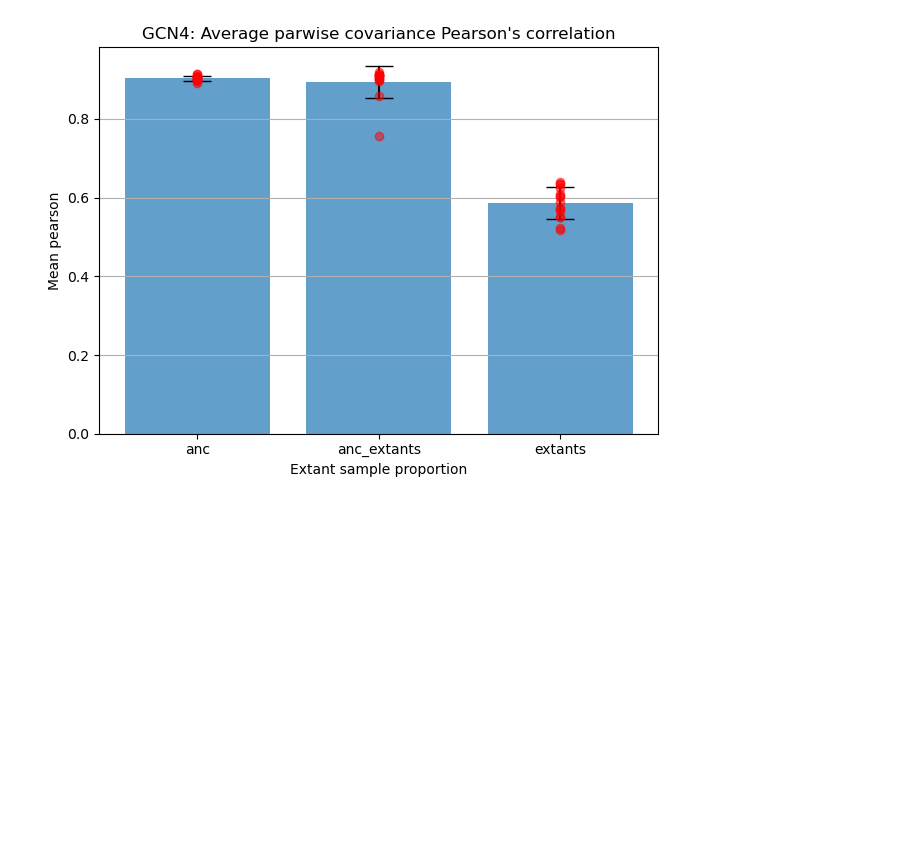
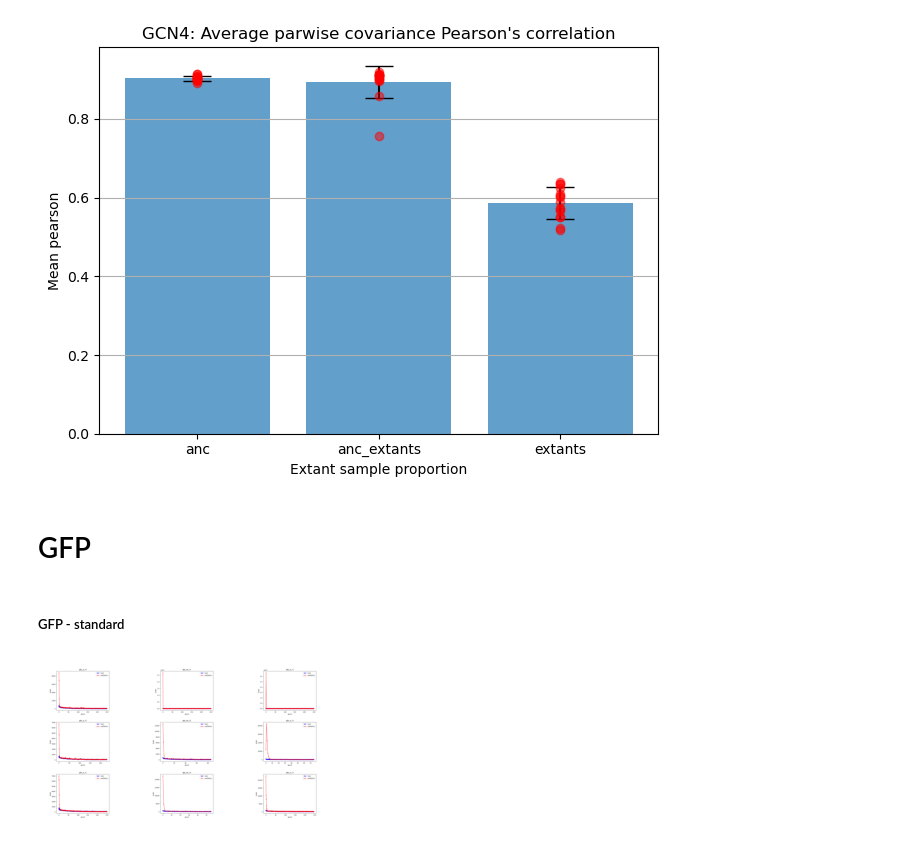
Before and after one commit to SebPorras/MAP_VAE, a Jupyter notebook: notebooks/sampling_ancestors.ipynb, the cells around one changed output. Cells and saved outputs as stored; diff of their text form; code cells hidden in the pictures; blank space fills up the shorter version.

```diff
--- a/notebooks/sampling_ancestors.ipynb
+++ b/notebooks/sampling_ancestors.ipynb
@@ -631,3 +650,12 @@ plot_standard_metrics(gcn4_all_std_results, "GCN4")
 [figure]
 [figure]
 [figure]
+# %% [markdown]
+# GFP
+# %% [markdown]
+##### GFP - standard
+# %%
+gfp_std_file_path = '/Users/sebs_mac/round_3/gfp/standard/'
+plot_standard_loss(gfp_std_file_path, "gfp_std_loss.png", max_reps=3)
+# %% [output]
+[figure, added]
```
Also changed, not shown: parts of 7 cells of this notebook.
